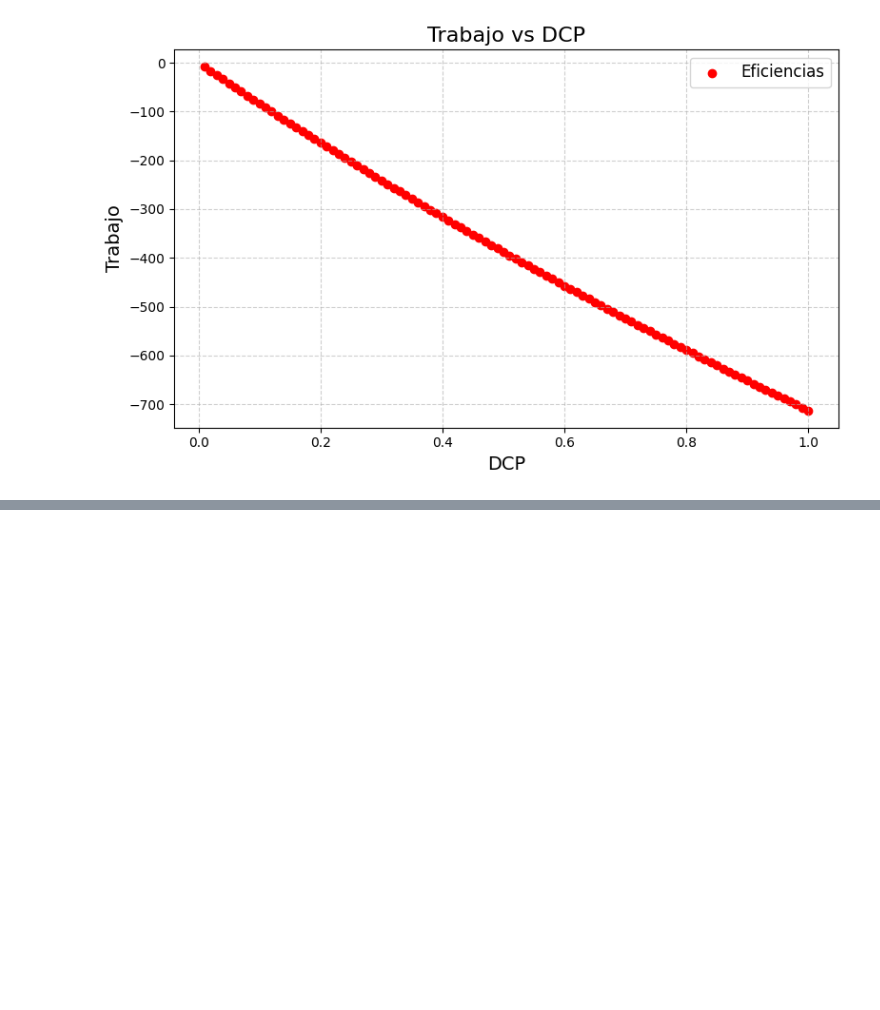
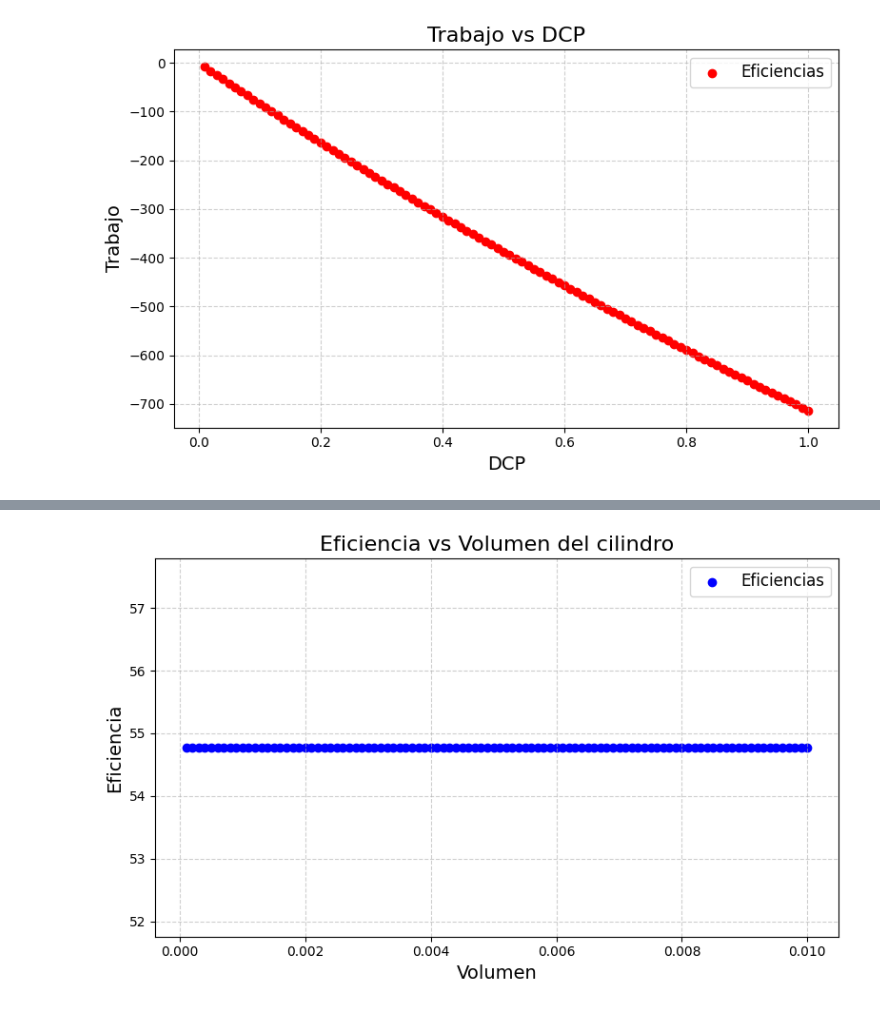
Before and after one commit to Vicber507/Diesel-Real, a Jupyter notebook: ciclo_diesel_4tiempos.ipynb, the cells around one changed output, grey strips where cells are left out. Cells and saved outputs as stored; diff of their text form; code cells hidden in the pictures; blank space fills up the shorter version.

```diff
--- a/ciclo_diesel_4tiempos.ipynb
+++ b/ciclo_diesel_4tiempos.ipynb
@@ -152,0 +156,6 @@ plt.show()
+# %%
+Vc = np.zeros((100,1))
+ef_worr_matrix = np.zeros((100,2))
+for i in range(100):
+    Vc[i][0] = (i+1)*10**(-4)
+    ef_worr_matrix[i] = tp.diesel(V_cilindro= Vc[i][0],PV = False,TV = False,TS = False,PVT = False)
@@ -152,0 +180,18 @@ plt.show()
+# %%
+
+fig, ax = plt.subplots(figsize=(8, 5))
+
+ax.scatter(Vc[:,0], ef_worr_matrix[:,0], label='Eficiencias', color='blue')
+
+
+ax.set_title("Eficiencia vs Volumen del cilindro", fontsize=16)
+ax.set_xlabel("Volumen", fontsize=14)
+ax.set_ylabel("Eficiencia", fontsize=14)
+ax.grid(True, linestyle='--', alpha=0.6)
+ax.legend(fontsize=12)
+
+
+plt.tight_layout()
+plt.show()
+# %% [output]
+[figure, added]
```
Also changed, not shown: parts of 25 cells of this notebook, 1 other file.
